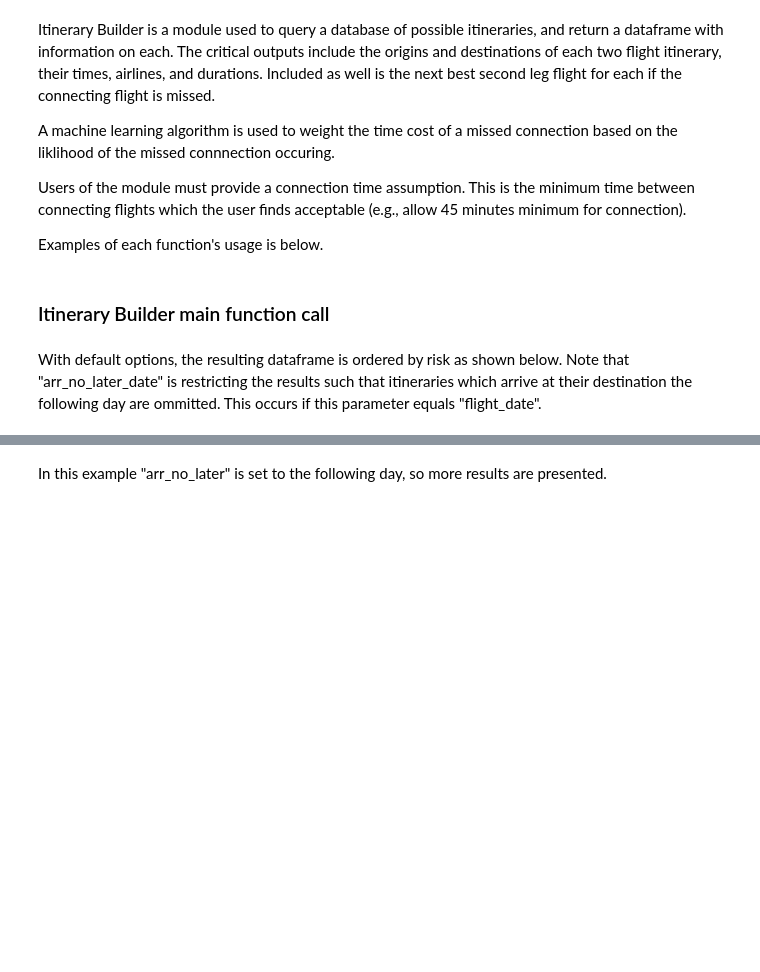
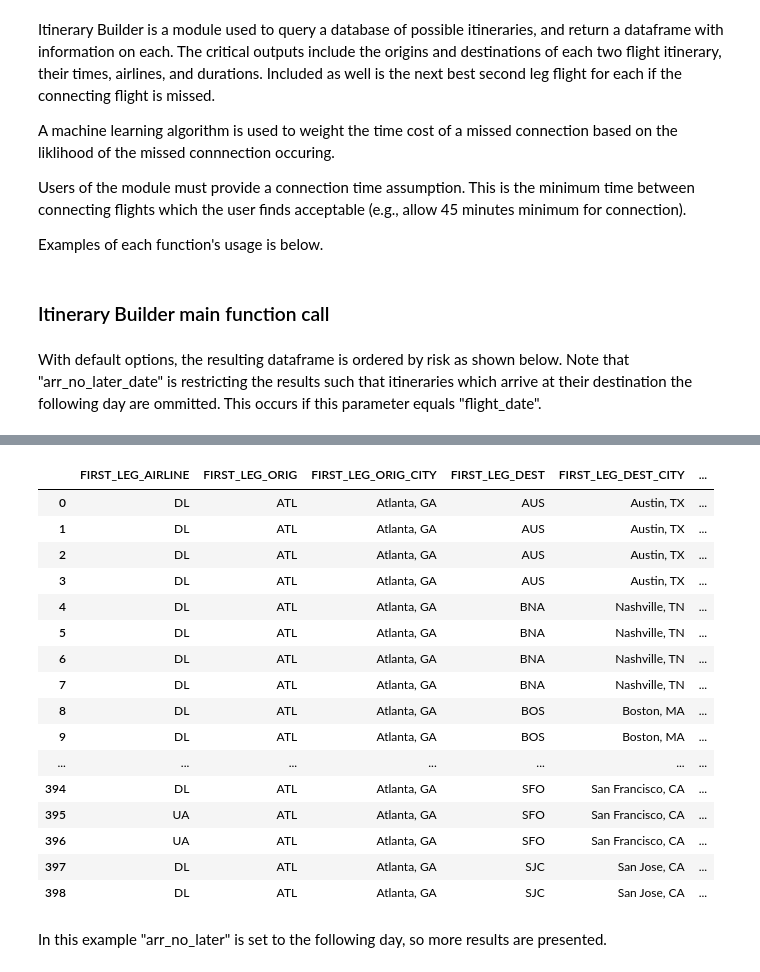
Before and after one commit to jshipway/gatech-cse6242-spring2023-project, a Jupyter notebook: dataManagement/Itinerary Builder POC.ipynb, the cells around one changed output, grey strips where cells are left out. Cells and saved outputs as stored; diff of their text form; code cells hidden in the pictures; blank space fills up the shorter version.

```diff
--- a/dataManagement/Itinerary Builder POC.ipynb
+++ b/dataManagement/Itinerary Builder POC.ipynb
@@ -35,3 +52,35 @@ df = itineraryBuilder('faa_2019_12', origin, destination, flight_date, arr_no_la
+# %%
+origin = 'ATL'
+destination = 'SEA'
+flight_date = '12/1/2019'
+
+dne = '700'
+dnl = '1000'
+ane = '1'
+anl = '2000'
+tc = 45
+ane_date = '12/1/2019'
+anl_date = '12/2/2019'
+
+df = queryFlights('faa_2019_12', origin, destination, flight_date, ane_date, anl_date, dne, dnl, ane, anl); df
+# %% [output]
+|  | FIRST_LEG_AIRLINE | FIRST_LEG_ORIG | FIRST_LEG_ORIG_CITY | FIRST_LEG_DEST | FIRST_LEG_DEST_CITY | ... |
+| 0 | DL | ATL | Atlanta, GA | AUS | Austin, TX | ... |
+| 1 | DL | ATL | Atlanta, GA | AUS | Austin, TX | ... |
+| 2 | DL | ATL | Atlanta, GA | AUS | Austin, TX | ... |
+| 3 | DL | ATL | Atlanta, GA | AUS | Austin, TX | ... |
+| 4 | DL | ATL | Atlanta, GA | BNA | Nashville, TN | ... |
+| 5 | DL | ATL | Atlanta, GA | BNA | Nashville, TN | ... |
+| 6 | DL | ATL | Atlanta, GA | BNA | Nashville, TN | ... |
+| 7 | DL | ATL | Atlanta, GA | BNA | Nashville, TN | ... |
+| 8 | DL | ATL | Atlanta, GA | BOS | Boston, MA | ... |
+| 9 | DL | ATL | Atlanta, GA | BOS | Boston, MA | ... |
+| ... | ... | ... | ... | ... | ... | ... |
+| 394 | DL | ATL | Atlanta, GA | SFO | San Francisco, CA | ... |
+| 395 | UA | ATL | Atlanta, GA | SFO | San Francisco, CA | ... |
+| 396 | UA | ATL | Atlanta, GA | SFO | San Francisco, CA | ... |
+| 397 | DL | ATL | Atlanta, GA | SJC | San Jose, CA | ... |
+| 398 | DL | ATL | Atlanta, GA | SJC | San Jose, CA | ... |
 # %% [markdown]
 In this example "arr_no_later" is set to the following day, so more results are presented.
 # %%
```
Also changed, not shown: parts of 5 cells of this notebook, 2 other files.
